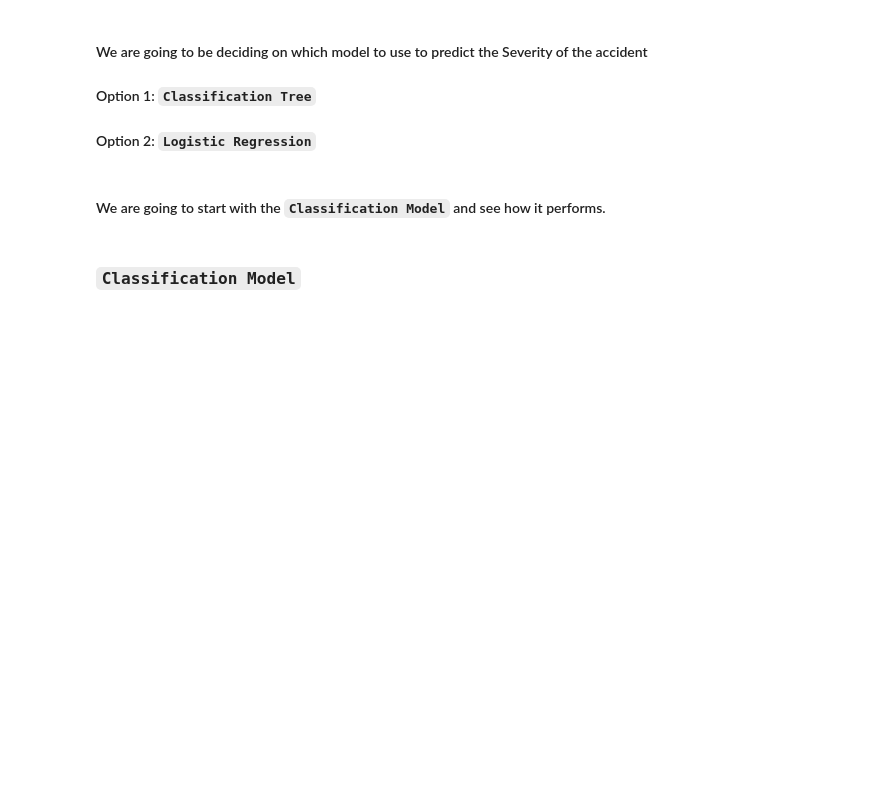
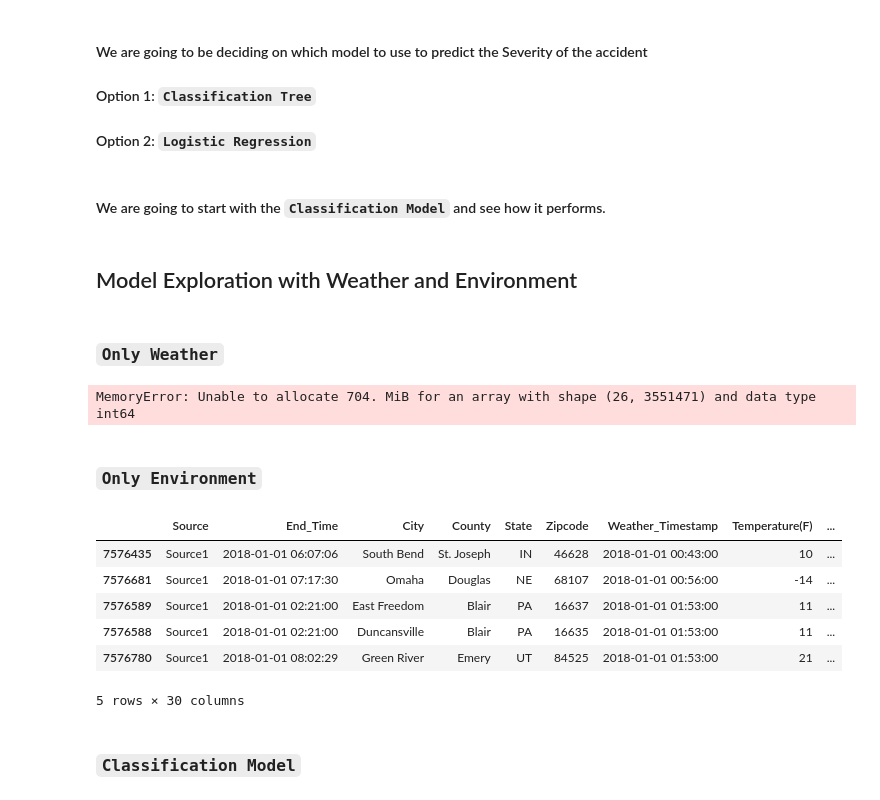
Before and after one commit to parchrist/MSAAI_500-01_Group_Final, a Jupyter notebook: US_Accidents_Technical_Report_V3.ipynb, the cells around one changed output. Cells and saved outputs as stored; diff of their text form; code cells hidden in the pictures; blank space fills up the shorter version.

Commit message:
added models that only use weather column variables and one that uses only environmental features

```diff
--- a/US_Accidents_Technical_Report_V3.ipynb
+++ b/US_Accidents_Technical_Report_V3.ipynb
@@ -609,6 +611,52 @@ from sklearn.linear_model import LogisticRegression
 from sklearn.neighbors import KNeighborsClassifier
 from sklearn.ensemble import RandomForestClassifier
 from sklearn.svm import SVC
+# %% [markdown]
+## Model Exploration with Weather and Environment
+# %% [markdown]
+### `Only Weather`
+# %%
+weather_df = df
+
+for col in df.columns:
+    if df[col].dtype == 'float64':
+        df[col] = np.round(df[col]).astype('int64')
+weather_df = df.select_dtypes(exclude=['datetime64[ns]'])
+
+weather_df= pd.get_dummies(weather_df['Weather_Condition'])
+weather_df = weather_df[weather_df['Weather_Condition' * 1]]
+
+drop_cols = ['Severity','ID','Start_Lat','Start_Lng','End_Lat','End_Lng','Distance(mi)','End_Time','City','County','State','Zipcode','Weather_Timestamp','Source','Junction','No_Exit','Railway','Roundabout', 'Amenity','Bump','Crossing','Give_Way','Station','Stop','Traffic_Calming','Traffic_Signal','Turning_Loop','Sunrise_Sunset','Wind_Direction']
+weather_df = weather_df.drop(columns=drop_cols)
+
+weather_df.head()
+# %% [output]
+MemoryError: Unable to allocate 704. MiB for an array with shape (26, 3551471) and data type int64
+# %% [markdown]
+### `Only Environment`
+# %%
+env_df = df
+
+for col in df.columns:
+    if df[col].dtype == 'float64':
+        df[col] = np.round(df[col]).astype('int64')
+
+
+
+env_df = df.select_dtypes(exclude=['datetime64[ns]'])
+drop_cols = ['Severity','ID','Start_Lat','Start_Lng','End_Lat','End_Lng','Distance(mi)','End_Time','City','County','State','Zipcode','Weather_Timestamp']
+env_df = env_df.drop(columns=drop_cols)
+
+
+env_df.head()
+# %% [output]
+|  | Source | End_Time | City | County | State | Zipcode | Weather_Timestamp | Temperature(F) | ... |
+| 7576435 | Source1 | 2018-01-01 06:07:06 | South Bend | St. Joseph | IN | 46628 | 2018-01-01 00:43:00 | 10 | ... |
+| 7576681 | Source1 | 2018-01-01 07:17:30 | Omaha | Douglas | NE | 68107 | 2018-01-01 00:56:00 | -14 | ... |
+| 7576589 | Source1 | 2018-01-01 02:21:00 | East Freedom | Blair | PA | 16637 | 2018-01-01 01:53:00 | 11 | ... |
+| 7576588 | Source1 | 2018-01-01 02:21:00 | Duncansville | Blair | PA | 16635 | 2018-01-01 01:53:00 | 11 | ... |
+| 7576780 | Source1 | 2018-01-01 08:02:29 | Green River | Emery | UT | 84525 | 2018-01-01 01:53:00 | 21 | ... |
+5 rows × 30 columns
 # %% [markdown]
 ### `Classification Model`
 # %%
```
Also changed, not shown: parts of 3 cells of this notebook.
